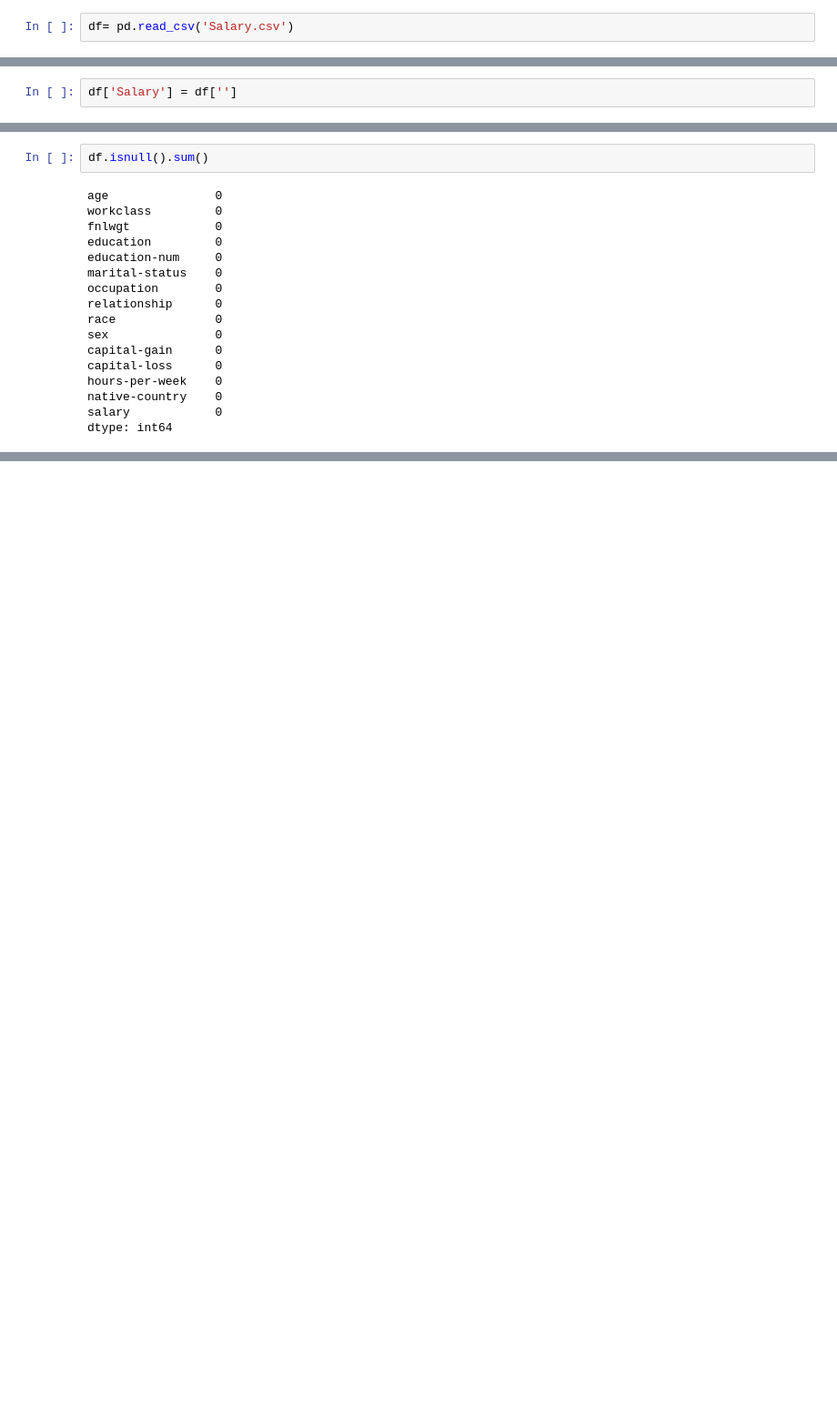
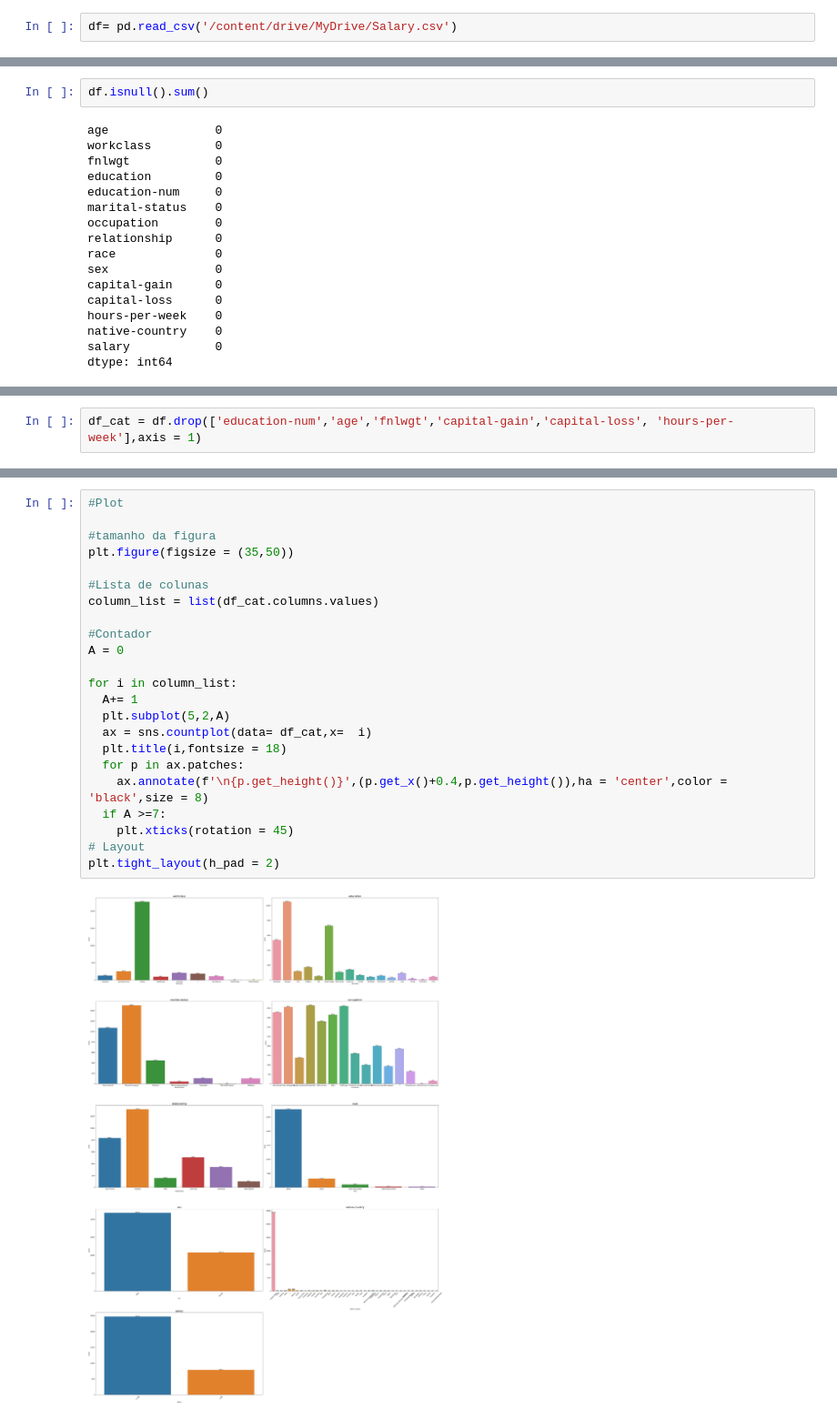
Before and after one commit to isaiasjusto/Salary_regression, a Jupyter notebook: Salary prediction.ipynb, the cells around one changed output, grey strips where cells are left out. Shown: that part at 91% size. Cells and saved outputs as stored; diff of their text form; blank space fills up the shorter version.

```diff
--- a/Salary prediction.ipynb
+++ b/Salary prediction.ipynb
@@ -8,5 +78,5 @@ import statsmodels.api as sm
 # %%
-df= pd.read_csv('Salary.csv')
+df= pd.read_csv('/content/drive/MyDrive/Salary.csv')
 # %%
 df.head()
 # %% [output]
@@ -54,2 +108,0 @@ Name: education-num, Length: 32561, dtype: int64
-# %%
-df['Salary'] = df['']
@@ -175,0 +256,2 @@ Notes:
+# %%
+df_cat = df.drop(['education-num','age','fnlwgt','capital-gain','capital-loss', 'hours-per-week'],axis = 1)
@@ -175,0 +271,25 @@ Notes:
+# %%
+#Plot
+
+#tamanho da figura
+plt.figure(figsize = (35,50))
+
+#Lista de colunas
+column_list = list(df_cat.columns.values)
+
+#Contador
+A = 0
+
+for i in column_list:
+  A+= 1
+  plt.subplot(5,2,A)
+  ax = sns.countplot(data= df_cat,x=  i)
+  plt.title(i,fontsize = 18)
+  for p in ax.patches:
+    ax.annotate(f'\n{p.get_height()}',(p.get_x()+0.4,p.get_height()),ha = 'center',color = 'black',size = 8)
+  if A >=7:
+    plt.xticks(rotation = 45)
+# Layout
+plt.tight_layout(h_pad = 2)
+# %% [output]
+[figure, added]
```
Also changed, not shown: parts of 46 cells of this notebook, 4 other files.
